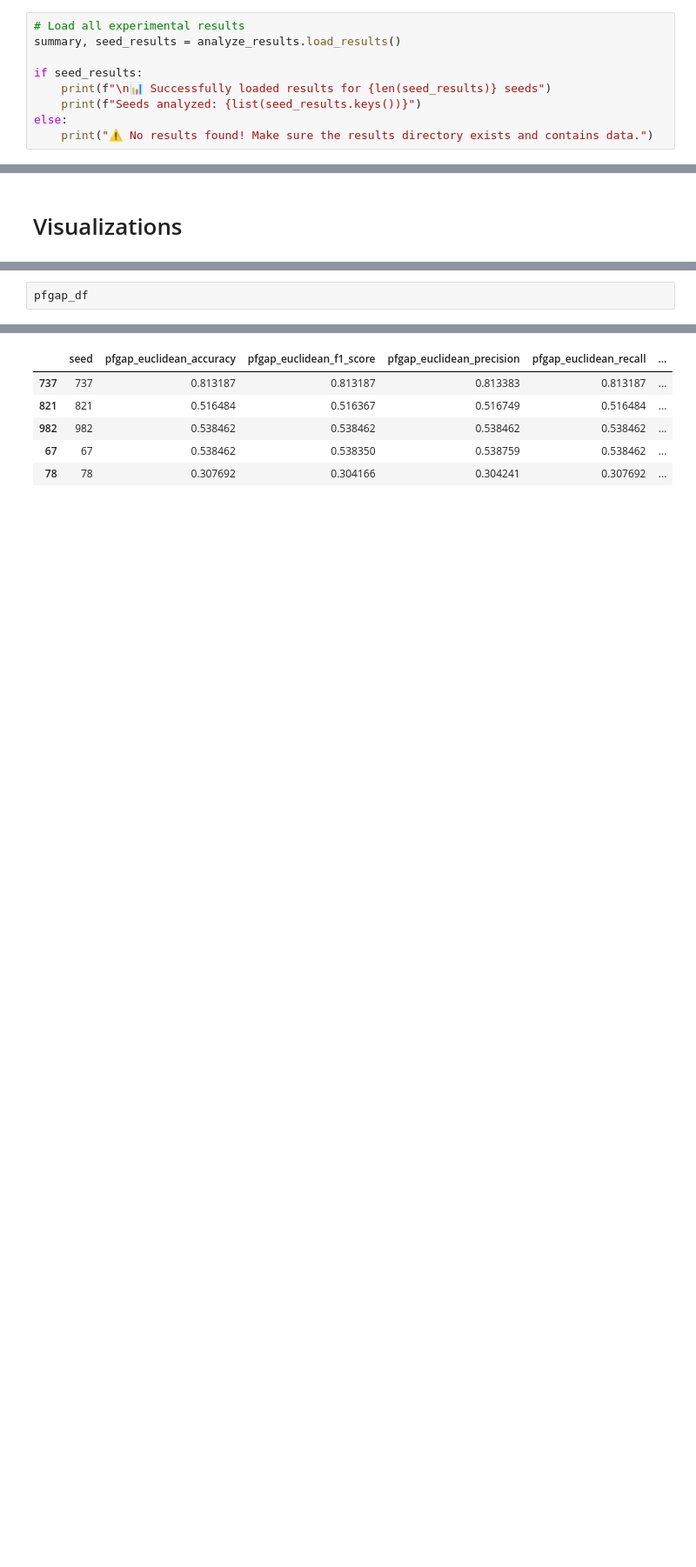
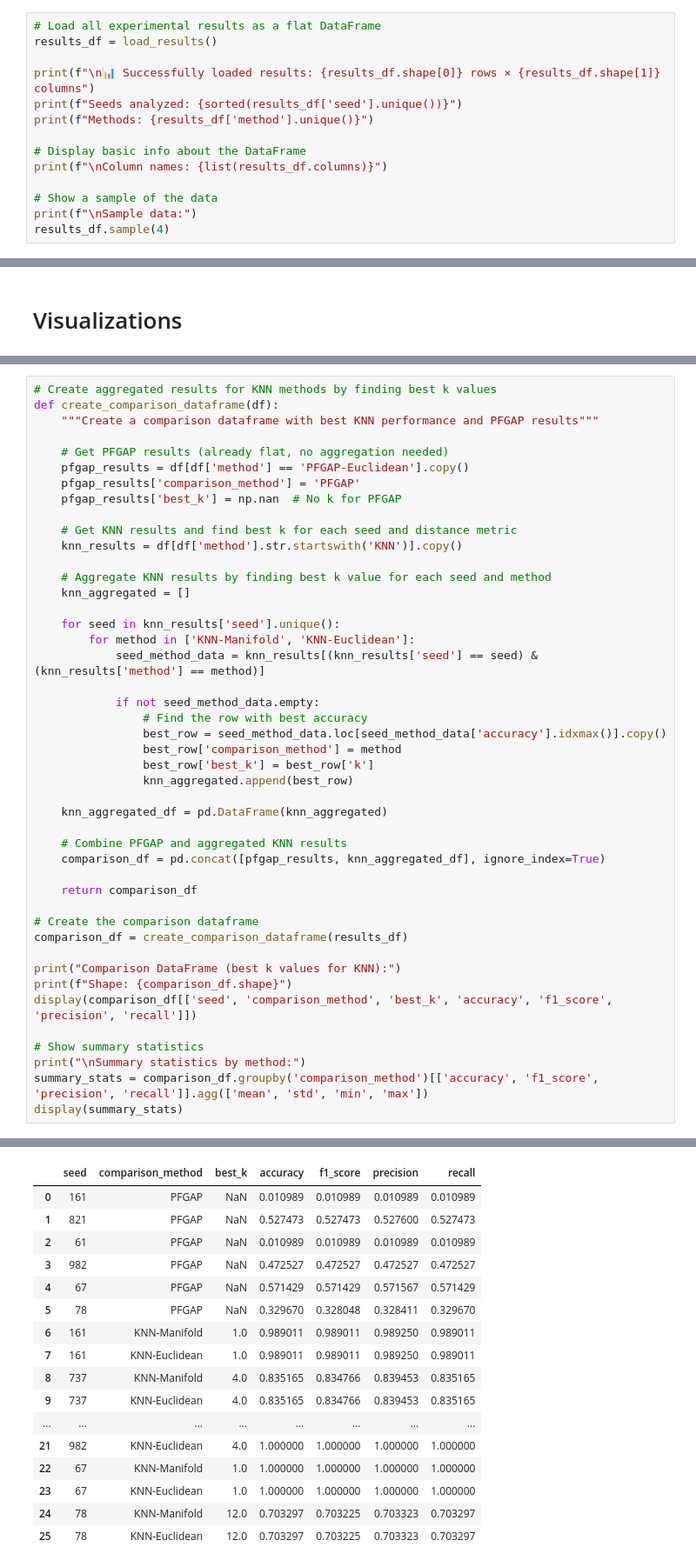
Before and after one commit to KevinMoonLab/PF-GAP, a Jupyter notebook: PFGAP/Manifold/Experiment4/analyze_results.ipynb, the cells around one changed output, grey strips where cells are left out. Shown at 87% size. Cells and saved outputs as stored; diff of their text form; blank space fills up the shorter version.

```diff
--- a/PFGAP/Manifold/Experiment4/analyze_results.ipynb
+++ b/PFGAP/Manifold/Experiment4/analyze_results.ipynb
@@ -28,12 +25,17 @@ print("✓ All libraries imported successfully")
 ## 2. Load Experimental Results
 Load the summary and seed results from the results directory using the load_results function.
 # %%
-# Load all experimental results
-summary, seed_results = analyze_results.load_results()
+# Load all experimental results as a flat DataFrame
+results_df = load_results()
 
-if seed_results:
-    print(f"\n📊 Successfully loaded results for {len(seed_results)} seeds")
-    print(f"Seeds analyzed: {list(seed_results.keys())}")
-else:
-    print("⚠️ No results found! Make sure the results directory exists and contains data.")
+print(f"\n📊 Successfully loaded results: {results_df.shape[0]} rows × {results_df.shape[1]} columns")
+print(f"Seeds analyzed: {sorted(results_df['seed'].unique())}")
+print(f"Methods: {results_df['method'].unique()}")
+
+# Display basic info about the DataFrame
+print(f"\nColumn names: {list(results_df.columns)}")
+
+# Show a sample of the data
+print(f"\nSample data:")
+results_df.sample(4)
 # %% [output]
@@ -97,3 +68,46 @@ knn_df
 # %%
-pfgap_df
+# Create aggregated results for KNN methods by finding best k values
+def create_comparison_dataframe(df):
+    """Create a comparison dataframe with best KNN performance and PFGAP results"""
+
+    # Get PFGAP results (already flat, no aggregation needed)
+    pfgap_results = df[df['method'] == 'PFGAP-Euclidean'].copy()
+    pfgap_results['comparison_method'] = 'PFGAP'
+    pfgap_results['best_k'] = np.nan  # No k for PFGAP
+
+    # Get KNN results and find best k for each seed and distance metric
+    knn_results = df[df['method'].str.startswith('KNN')].copy()
+
+    # Aggregate KNN results by finding best k value for each seed and method
+    knn_aggregated = []
+
+    for seed in knn_results['seed'].unique():
+        for method in ['KNN-Manifold', 'KNN-Euclidean']:
+            seed_method_data = knn_results[(knn_results['seed'] == seed) & (knn_results['method'] == method)]
+
+            if not seed_method_data.empty:
+                # Find the row with best accuracy
+                best_row = seed_method_data.loc[seed_method_data['accuracy'].idxmax()].copy()
+                best_row['comparison_method'] = method
+                best_row['best_k'] = best_row['k']
+                knn_aggregated.append(best_row)
+
+    knn_aggregated_df = pd.DataFrame(knn_aggregated)
+
+    # Combine PFGAP and aggregated KNN results
+    comparison_df = pd.concat([pfgap_results, knn_aggregated_df], ignore_index=True)
+
+    return comparison_df
+
+# Create the comparison dataframe
+comparison_df = create_comparison_dataframe(results_df)
+
+print("Comparison DataFrame (best k values for KNN):")
+print(f"Shape: {comparison_df.shape}")
+display(comparison_df[['seed', 'comparison_method', 'best_k', 'accuracy', 'f1_score', 'precision', 'recall']])
+
+# Show summary statistics
+print("\nSummary statistics by method:")
+summary_stats = comparison_df.groupby('comparison_method')[['accuracy', 'f1_score', 'precision', 'recall']].agg(['mean', 'std', 'min', 'max'])
+display(summary_stats)
 # %% [output]
@@ -100,6 +116,17 @@ pfgap_df
-|  | seed | pfgap_euclidean_accuracy | pfgap_euclidean_f1_score | pfgap_euclidean_precision | pfgap_euclidean_recall | ... |
-| 737 | 737 | 0.813187 | 0.813187 | 0.813383 | 0.813187 | ... |
-| 821 | 821 | 0.516484 | 0.516367 | 0.516749 | 0.516484 | ... |
-| 982 | 982 | 0.538462 | 0.538462 | 0.538462 | 0.538462 | ... |
-| 67 | 67 | 0.538462 | 0.538350 | 0.538759 | 0.538462 | ... |
-| 78 | 78 | 0.307692 | 0.304166 | 0.304241 | 0.307692 | ... |
+|  | seed | comparison_method | best_k | accuracy | f1_score | precision | recall |
+| 0 | 161 | PFGAP | NaN | 0.010989 | 0.010989 | 0.010989 | 0.010989 |
+| 1 | 821 | PFGAP | NaN | 0.527473 | 0.527473 | 0.527600 | 0.527473 |
+| 2 | 61 | PFGAP | NaN | 0.010989 | 0.010989 | 0.010989 | 0.010989 |
+| 3 | 982 | PFGAP | NaN | 0.472527 | 0.472527 | 0.472527 | 0.472527 |
+| 4 | 67 | PFGAP | NaN | 0.571429 | 0.571429 | 0.571567 | 0.571429 |
+| 5 | 78 | PFGAP | NaN | 0.329670 | 0.328048 | 0.328411 | 0.329670 |
+| 6 | 161 | KNN-Manifold | 1.0 | 0.989011 | 0.989011 | 0.989250 | 0.989011 |
+| 7 | 161 | KNN-Euclidean | 1.0 | 0.989011 | 0.989011 | 0.989250 | 0.989011 |
+| 8 | 737 | KNN-Manifold | 4.0 | 0.835165 | 0.834766 | 0.839453 | 0.835165 |
+| 9 | 737 | KNN-Euclidean | 4.0 | 0.835165 | 0.834766 | 0.839453 | 0.835165 |
+| ... | ... | ... | ... | ... | ... | ... | ... |
+| 21 | 982 | KNN-Euclidean | 4.0 | 1.000000 | 1.000000 | 1.000000 | 1.000000 |
+| 22 | 67 | KNN-Manifold | 1.0 | 1.000000 | 1.000000 | 1.000000 | 1.000000 |
+| 23 | 67 | KNN-Euclidean | 1.0 | 1.000000 | 1.000000 | 1.000000 | 1.000000 |
+| 24 | 78 | KNN-Manifold | 12.0 | 0.703297 | 0.703225 | 0.703323 | 0.703297 |
+| 25 | 78 | KNN-Euclidean | 12.0 | 0.703297 | 0.703225 | 0.703323 | 0.703297 |
```
Also changed, not shown: parts of 9 cells of this notebook, 5 other files.
